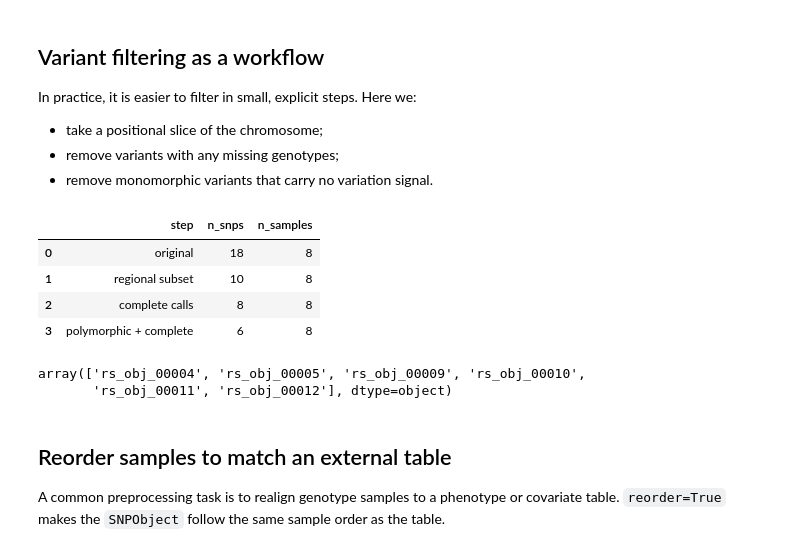
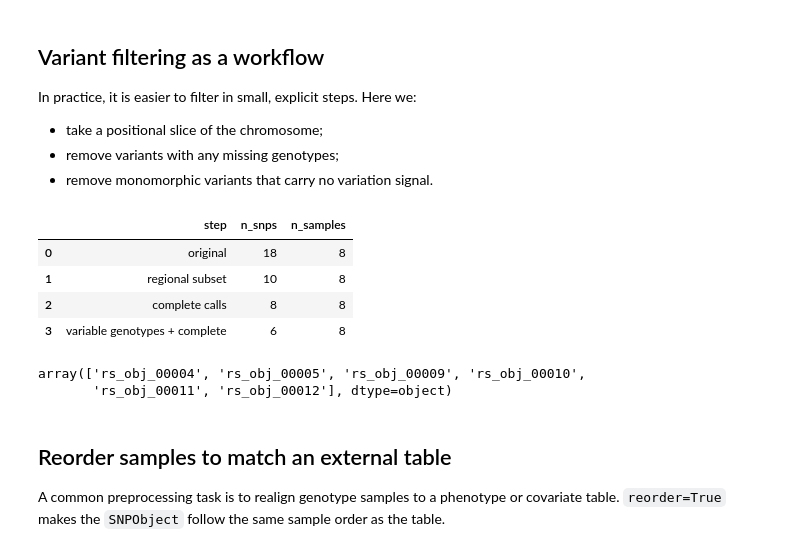
Before and after one commit to AI-sandbox/snputils, a Jupyter notebook: docs/tutorials/snp-object.ipynb, the cells around one changed output. Saved outputs shown, nothing was run; the diff lists cells and outputs as text; code cells hidden in the pictures.

```diff
--- a/docs/tutorials/snp-object.ipynb
+++ b/docs/tutorials/snp-object.ipynb
@@ -221,27 +221,27 @@ In practice, it is easier to filter in small, explicit steps. Here we:
 # %%
 region_subset = snpobj.filter_variants(
     chrom="chr7",
     pos=snpobj.variants_pos[2:12],
 )
 complete_subset = region_subset.filter_complete_genotypes()
-analysis_subset = complete_subset.filter_polymorphic_variants()
+analysis_subset = complete_subset.filter_variable_genotypes()
 
 summary = pd.DataFrame(
     {
-        "step": ["original", "regional subset", "complete calls", "polymorphic + complete"],
+        "step": ["original", "regional subset", "complete calls", "variable genotypes + complete"],
         "n_snps": [snpobj.n_snps, region_subset.n_snps, complete_subset.n_snps, analysis_subset.n_snps],
         "n_samples": [snpobj.n_samples, region_subset.n_samples, complete_subset.n_samples, analysis_subset.n_samples],
     }
 )
 
 display(summary)
 analysis_subset.variants_id
 # %% [output]
 |  | step | n_snps | n_samples |
 | 0 | original | 18 | 8 |
 | 1 | regional subset | 10 | 8 |
 | 2 | complete calls | 8 | 8 |
-| 3 | polymorphic + complete | 6 | 8 |
+| 3 | variable genotypes + complete | 6 | 8 |
 array(['rs_obj_00004', 'rs_obj_00005', 'rs_obj_00009', 'rs_obj_00010',
        'rs_obj_00011', 'rs_obj_00012'], dtype=object)
 # %% [markdown]
```
Also changed, not shown: 39 other files.
